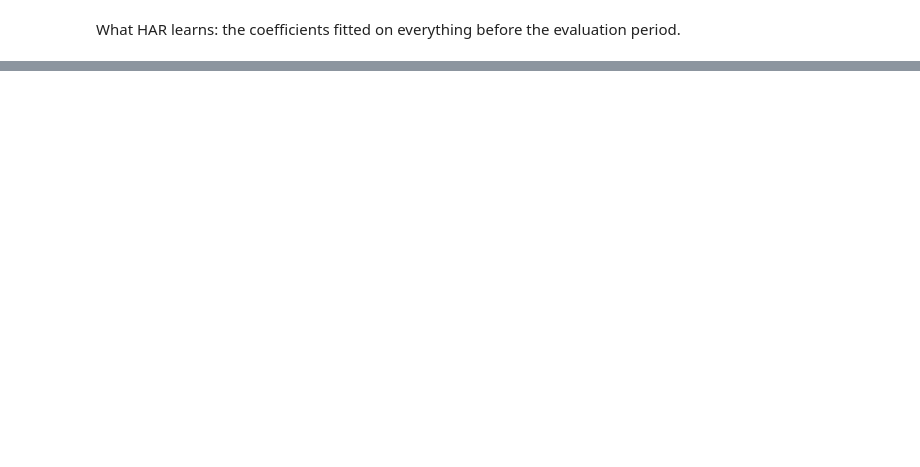
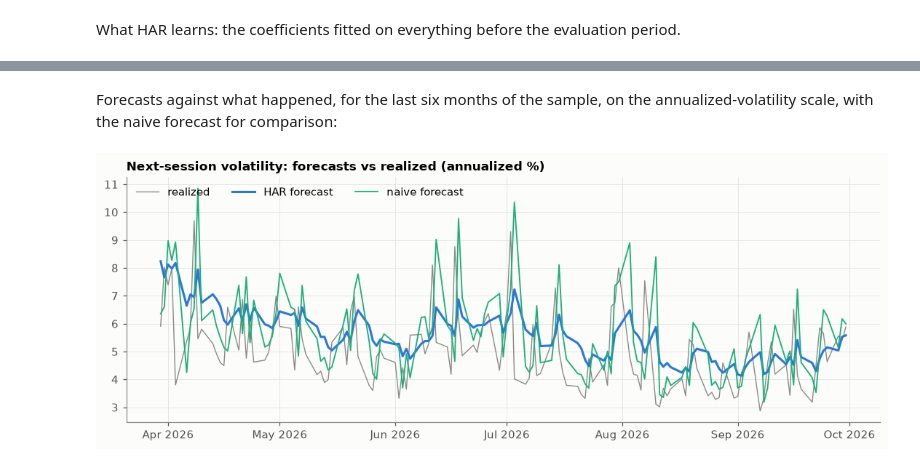
Before and after one commit to kholmetskii/realized-vol, a Jupyter notebook: notebooks/01_eurusd.ipynb, the cells around one changed output, grey strips where cells are left out. Saved outputs shown, nothing was run; the diff lists cells and outputs as text; code cells hidden in the pictures; blank space fills up the shorter version.

```diff
--- a/notebooks/01_eurusd.ipynb
+++ b/notebooks/01_eurusd.ipynb
@@ -333,0 +339,12 @@ historical mean, whose log errors are the largest.
+# %%
+comparison = experiment.compare(forecasts)
+variance = comparison.forecasts
+
+factors = variance.groupby("model")["smearing_factor"].agg(["mean", "min", "max"]).loc[MODELS]
+mean_factor = factors.loc[CANDIDATE, "mean"]
+print(
+    f"{CANDIDATE}: mean factor {mean_factor:.2f}, so without smearing its variance forecasts "
+    f"would be {1 - 1 / mean_factor:.0%} too low on average"
+)
+print(f"largest mean factor: {factors['mean'].idxmax()}")
+factors.round(3)
@@ -334 +361,18 @@ historical mean, whose log errors are the largest.
+# %% [markdown]
+Forecasts against what happened, for the last six months of the sample, on the
+annualized-volatility scale, with the naive forecast for comparison:
+# %%
+recent = variance.loc[
+    variance["target_date"] >= variance["target_date"].max() - pd.DateOffset(months=6)
+]
+realized = recent.loc[recent["model"] == CANDIDATE]
+paths = {
+    model: annualized_vol(recent.loc[recent["model"] == model, "predicted"])
+    for model in [CANDIDATE, "naive"]
+}
+_plots.forecasts_vs_realized(
+    realized["target_date"], annualized_vol(realized["actual"]), paths, COLORS, highlight=CANDIDATE
+);
+# %% [output]
+[figure, added]
 # %% [markdown]
```
Also changed, not shown: parts of 52 cells of this notebook, 18 other files.
